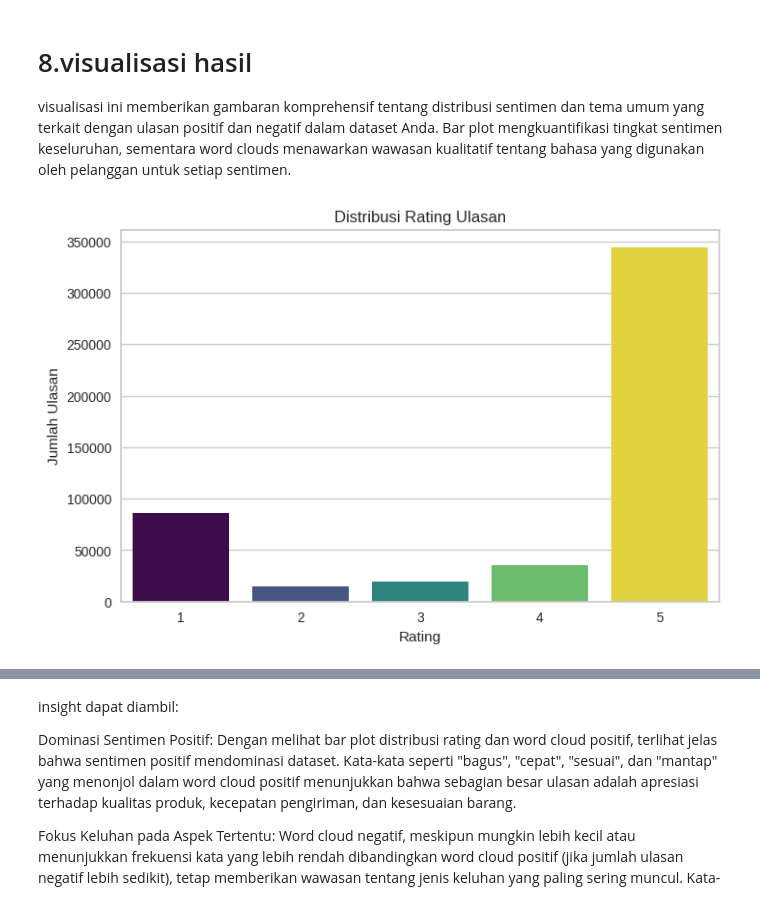
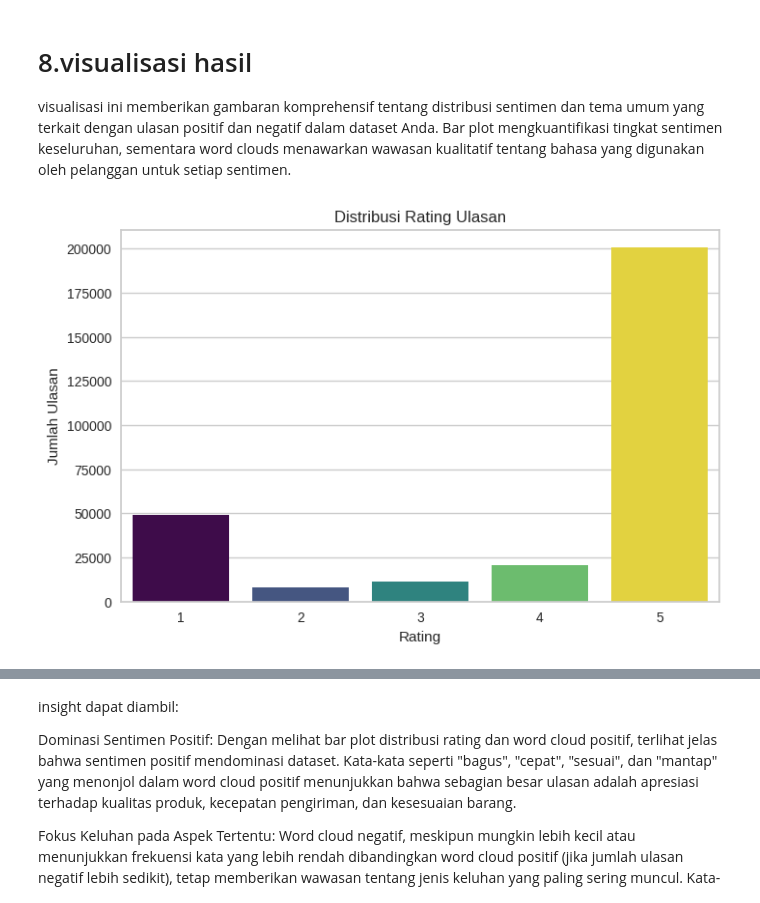
Before and after one commit to Mutasar/Proyek_Analisis_Sentimen, a Jupyter notebook: Analisa_Sentimen_Ulasan_Aplikasi_Tokopedia.ipynb, the cells around one changed output, grey strips where cells are left out. Cells and saved outputs as stored; diff of their text form; code cells hidden in the pictures.

```diff
--- a/Analisa_Sentimen_Ulasan_Aplikasi_Tokopedia.ipynb
+++ b/Analisa_Sentimen_Ulasan_Aplikasi_Tokopedia.ipynb
@@ -43,3 +42,7 @@ df = pd.read_csv(download_url)
+# %%
+# inisialisasi dataset
+df = "https://raw.githubusercontent.com/Mutasar/Proyek_Analisis_Sentimen/refs/heads/main/hasil_scraping_ulasan.csv"
+df = pd.read_csv(df)
 # %%
 df.head()
 # %% [output]
@@ -631,14 +585,17 @@ Insight dari tahap pelatihan model adalah pemahaman tentang bagaimana model Anda
 
 visualisasi ini memberikan gambaran komprehensif tentang distribusi sentimen dan tema umum yang terkait dengan ulasan positif dan negatif dalam dataset Anda. Bar plot mengkuantifikasi tingkat sentimen keseluruhan, sementara word clouds menawarkan wawasan kualitatif tentang bahasa yang digunakan oleh pelanggan untuk setiap sentimen.
 # %%
+# Calculate the count of each rating
+rating_counts = df['rating'].value_counts().sort_index()
+
 plt.figure(figsize=(8, 5))
 sns.barplot(x=rating_counts.index, y=rating_counts.values, palette='viridis', hue=rating_counts.index, legend=False) # Added hue and legend=False
 plt.title('Distribusi Rating Ulasan')
 plt.xlabel('Rating')
 plt.ylabel('Jumlah Ulasan')
 plt.show()
 # %% [output]
-[figure, old version]
+[figure, new version]
 # %%
 # Split the dataframe into positive and negative based on the 'label' column
 df_vis_pos = df[df['label'] == 1]  # Use label 1 for positive
```
Also changed, not shown: parts of 27 cells of this notebook.
